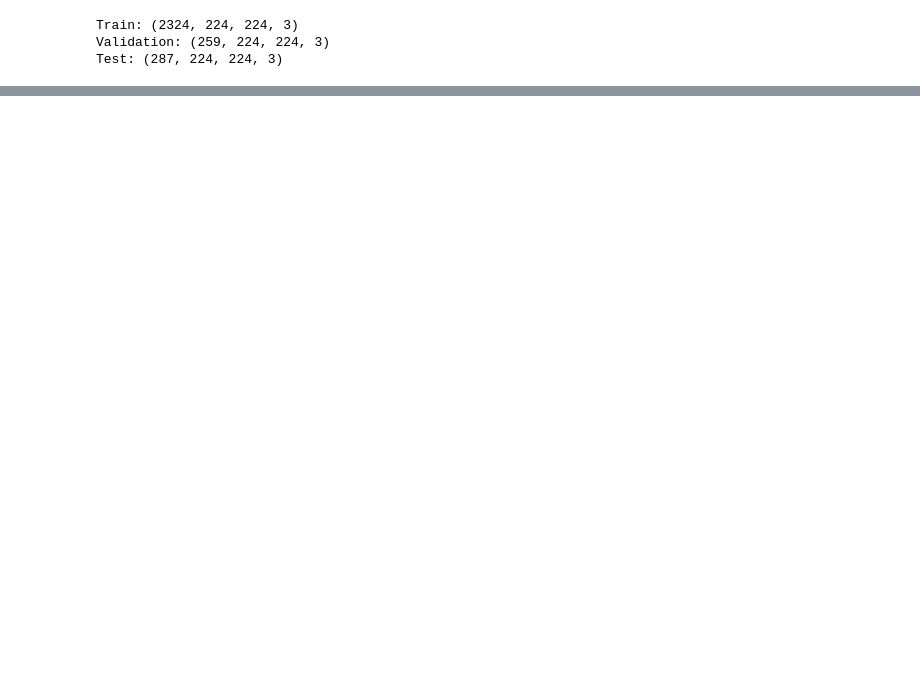
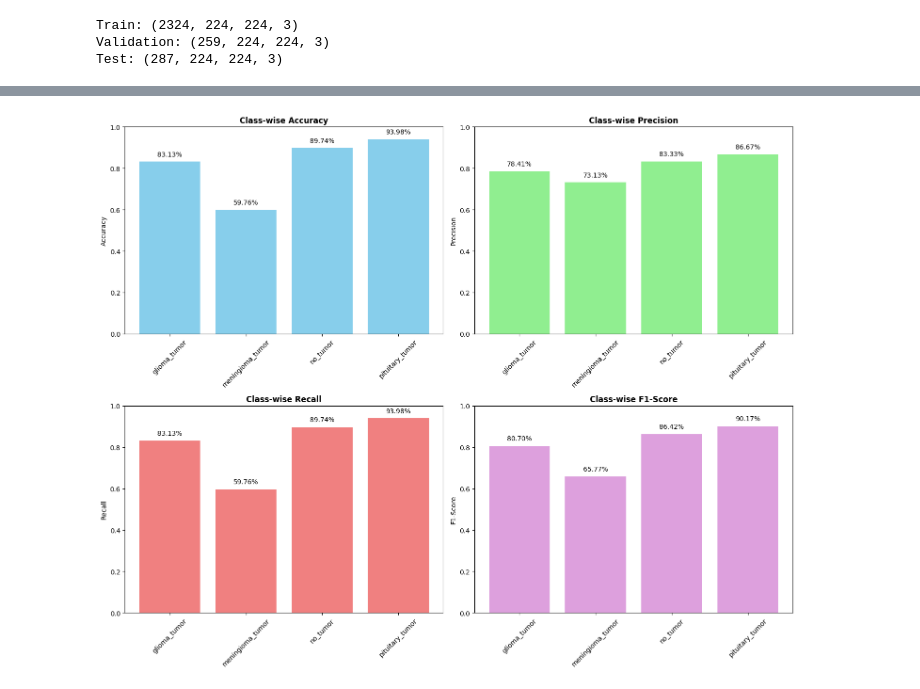
Before and after one commit to SNWE159/brain-tumor-classification, a Jupyter notebook: notebooks/03_VGG16.ipynb, the cells around one changed output, grey strips where cells are left out. Drawn from its saved outputs; the diff is of its cells as text; code cells hidden in the pictures; blank space fills up the shorter version.

```diff
--- a/notebooks/03_VGG16.ipynb
+++ b/notebooks/03_VGG16.ipynb
@@ -202,0 +422,68 @@ plt.show()
+# %%
+class_accuracies = []
+class_precisions = []
+class_recalls = []
+class_f1_scores = []
+
+for i in range(len(class_names)):
+    class_indices = np.where(y_true == i)[0]
+    if len(class_indices) > 0:
+        class_predictions = y_pred[class_indices]
+        class_acc = np.sum(class_predictions == i) / len(class_indices)
+
+        tp = np.sum(class_predictions == i)
+        fp = np.sum(y_pred == i) - tp
+        fn = len(class_indices) - tp
+
+        precision = tp / (tp + fp) if (tp + fp) > 0 else 0
+        recall = tp / (tp + fn) if (tp + fn) > 0 else 0
+        f1 = 2 * (precision * recall) / (precision + recall) if (precision + recall) > 0 else 0
+
+        class_accuracies.append(class_acc)
+        class_precisions.append(precision)
+        class_recalls.append(recall)
+        class_f1_scores.append(f1)
+
+# Plot per-class metrics
+fig, axes = plt.subplots(2, 2, figsize=(15, 12))
+
+# Accuracy
+axes[0, 0].bar(class_names, class_accuracies, color='skyblue')
+axes[0, 0].set_title('Class-wise Accuracy', fontweight='bold')
+axes[0, 0].set_ylim(0, 1)
+axes[0, 0].set_ylabel('Accuracy')
+axes[0, 0].tick_params(axis='x', rotation=45)
+for i, v in enumerate(class_accuracies):
+    axes[0, 0].text(i, v + 0.02, f'{v:.2%}', ha='center', va='bottom')
+
+# Precision
+axes[0, 1].bar(class_names, class_precisions, color='lightgreen')
+axes[0, 1].set_title('Class-wise Precision', fontweight='bold')
+axes[0, 1].set_ylim(0, 1)
+axes[0, 1].set_ylabel('Precision')
+axes[0, 1].tick_params(axis='x', rotation=45)
+for i, v in enumerate(class_precisions):
+    axes[0, 1].text(i, v + 0.02, f'{v:.2%}', ha='center', va='bottom')
+
+# Recall
+axes[1, 0].bar(class_names, class_recalls, color='lightcoral')
+axes[1, 0].set_title('Class-wise Recall', fontweight='bold')
+axes[1, 0].set_ylim(0, 1)
+axes[1, 0].set_ylabel('Recall')
+axes[1, 0].tick_params(axis='x', rotation=45)
+for i, v in enumerate(class_recalls):
+    axes[1, 0].text(i, v + 0.02, f'{v:.2%}', ha='center', va='bottom')
+
+# F1-Score
+axes[1, 1].bar(class_names, class_f1_scores, color='plum')
+axes[1, 1].set_title('Class-wise F1-Score', fontweight='bold')
+axes[1, 1].set_ylim(0, 1)
+axes[1, 1].set_ylabel('F1-Score')
+axes[1, 1].tick_params(axis='x', rotation=45)
+for i, v in enumerate(class_f1_scores):
+    axes[1, 1].text(i, v + 0.02, f'{v:.2%}', ha='center', va='bottom')
+
+plt.tight_layout()
+plt.show()
+# %% [output]
+[figure, added]
```
Also changed, not shown: parts of 16 cells of this notebook.
